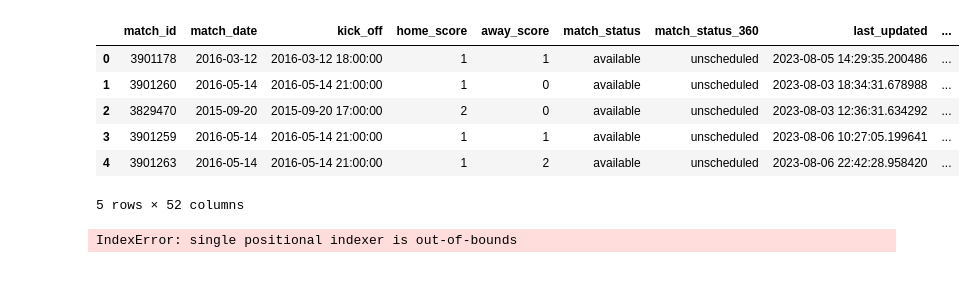
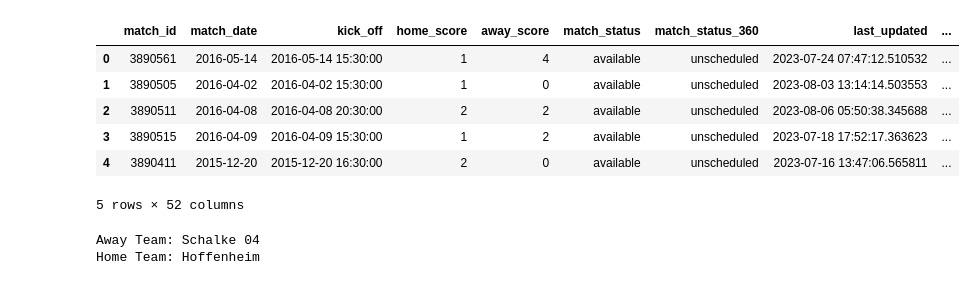
Before and after one commit to barrettb/Soccer-Network-Analysis, a Jupyter notebook: Testing.ipynb, the cells around one changed output. Cells and saved outputs as stored; diff of their text form; code cells hidden in the pictures.

```diff
--- a/Testing.ipynb
+++ b/Testing.ipynb
@@ -2,7 +2,7 @@
 import numpy as np
 import pandas as pd
 from statsbombpy import sb
-pd.set_option('display.max_rows', None)
+#pd.set_option('display.max_rows', None)
 from mplsoccer import Pitch, Sbopen
 from mplsoccer import VerticalPitch,Pitch
 import networkx as nx
@@ -12,16 +32,16 @@ import networkx as nx
 # %%
 parser = Sbopen()
 df_competitions = parser.competition()
 df_competitions.head(30)
-df = parser.match(competition_id=7, season_id=27)
+df = parser.match(competition_id=9, season_id=27)
 df.head()
 # %% [output]
 |  | match_id | match_date | kick_off | home_score | away_score | match_status | match_status_360 | last_updated | ... |
-| 0 | 3901178 | 2016-03-12 | 2016-03-12 18:00:00 | 1 | 1 | available | unscheduled | 2023-08-05 14:29:35.200486 | ... |
-| 1 | 3901260 | 2016-05-14 | 2016-05-14 21:00:00 | 1 | 0 | available | unscheduled | 2023-08-03 18:34:31.678988 | ... |
-| 2 | 3829470 | 2015-09-20 | 2015-09-20 17:00:00 | 2 | 0 | available | unscheduled | 2023-08-03 12:36:31.634292 | ... |
-| 3 | 3901259 | 2016-05-14 | 2016-05-14 21:00:00 | 1 | 1 | available | unscheduled | 2023-08-06 10:27:05.199641 | ... |
-| 4 | 3901263 | 2016-05-14 | 2016-05-14 21:00:00 | 1 | 2 | available | unscheduled | 2023-08-06 22:42:28.958420 | ... |
+| 0 | 3890561 | 2016-05-14 | 2016-05-14 15:30:00 | 1 | 4 | available | unscheduled | 2023-07-24 07:47:12.510532 | ... |
+| 1 | 3890505 | 2016-04-02 | 2016-04-02 15:30:00 | 1 | 0 | available | unscheduled | 2023-08-03 13:14:14.503553 | ... |
+| 2 | 3890511 | 2016-04-08 | 2016-04-08 20:30:00 | 2 | 2 | available | unscheduled | 2023-08-06 05:50:38.345688 | ... |
+| 3 | 3890515 | 2016-04-09 | 2016-04-09 15:30:00 | 1 | 2 | available | unscheduled | 2023-07-18 17:52:17.363623 | ... |
+| 4 | 3890411 | 2015-12-20 | 2015-12-20 16:30:00 | 2 | 0 | available | unscheduled | 2023-07-16 13:47:06.565811 | ... |
 5 rows × 52 columns
 # %%
 first_row = df.iloc[0]
@@ -33,15 +53,16 @@ home_team = first_row['home_team_name']
 # Print the values
 print("Away Team:", away_team)
 print("Home Team:", home_team)
+# %% [output]
+Away Team: Schalke 04
+Home Team: Hoffenheim
 # %%
-df, related, freeze, tactics = parser.event(3901178)
-sub = df.loc[df["type_name"] == "Substitution"].loc[df["team_name"] == "Uruguay"].iloc[0]["index"]
-mask_uruguay = (df.type_name == 'Pass') & (df.team_name == "Uruguay") & (df.index < sub) & (df.outcome_name.isnull()) & (df.sub_type_name != "Throw-in")
+df, related, freeze, tactics = parser.event(3890561)
+sub = df.loc[df["type_name"] == "Substitution"].loc[df["team_name"] == "Hoffenheim"].iloc[0]["index"]
+mask_uruguay = (df.type_name == 'Pass') & (df.team_name == "Hoffenheim") & (df.index < sub) & (df.outcome_name.isnull()) & (df.sub_type_name != "Throw-in")
 df_pass = df.loc[mask_uruguay, ['x', 'y', 'end_x', 'end_y', "player_name", "pass_recipient_name"]]
 df_pass["player_name"] = df_pass["player_name"].apply(lambda x: str(x).split()[-1])
 df_pass["pass_recipient_name"] = df_pass["pass_recipient_name"].apply(lambda x: str(x).split()[-1])
-# %% [output]
-IndexError: single positional indexer is out-of-bounds
 # %%
 df_pass
 # %%
```
Also changed, not shown: parts of 6 cells of this notebook, 5 other files.
